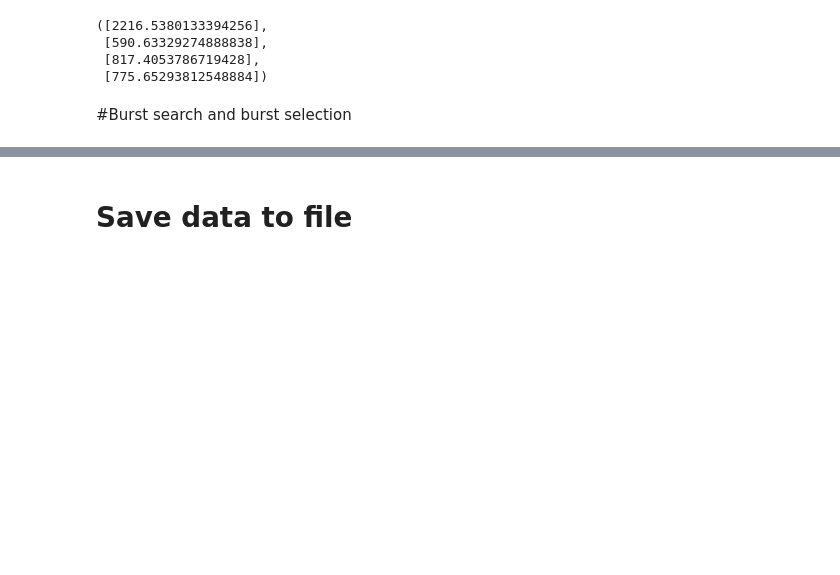
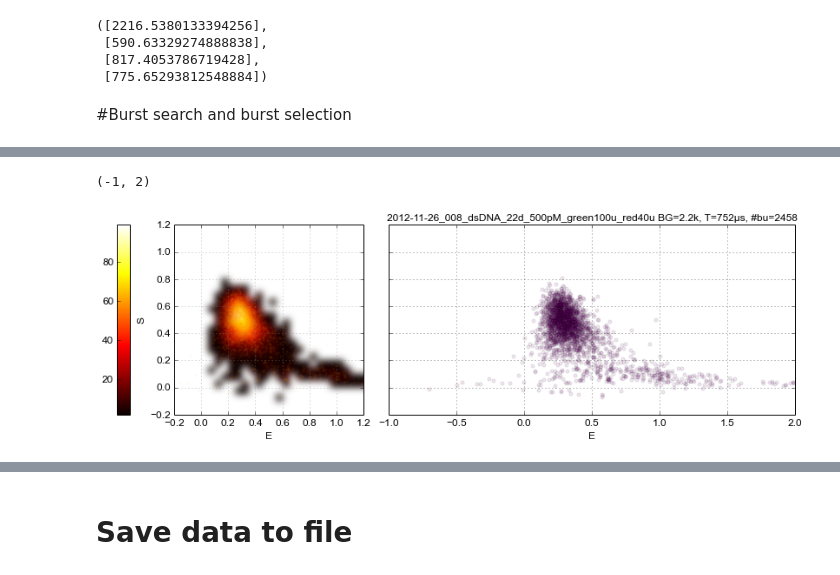
Before and after one commit to tritemio/multispot_paper_historical, a Jupyter notebook: out_notebooks/usALEX-5samples-PR-raw-dir_ex_aa-fit-AexAem-out-22d.ipynb, the cells around one changed output, grey strips where cells are left out. Drawn from its saved outputs; the diff is of its cells as text; code cells hidden in the pictures; blank space fills up the shorter version.

```diff
--- a/out_notebooks/usALEX-5samples-PR-raw-dir_ex_aa-fit-AexAem-out-22d.ipynb
+++ b/out_notebooks/usALEX-5samples-PR-raw-dir_ex_aa-fit-AexAem-out-22d.ipynb
@@ -163,0 +244,22 @@ dir_ex_aa = mu
+# %%
+dx = ds_sa
+
+fig = plt.figure(figsize=(14, 6))
+grid = AxesGrid(fig, 111, # similar to subplot(132)
+                nrows_ncols = (1, 2),
+                axes_pad = 0.4,
+                share_all=False,
+                label_mode = "L",
+                cbar_location = "left",
+                cbar_mode="single",
+                cbar_size="7%",
+                cbar_pad="10%",
+                )
+
+hist2d_alex(dx, scatter_alpha=0.05, ax=grid[0], cbar_ax=grid.cbar_axes[0])
+dplot(dx, scatter_alex, ax=grid[1])
+#grid[1].set_xlim(-1.5, 2.5)
+grid[1].set_xlim(-1, 2)
+# %% [output]
+(-1, 2)
+[figure, added]
```
Also changed, not shown: parts of 29 cells of this notebook, 18 other files.
